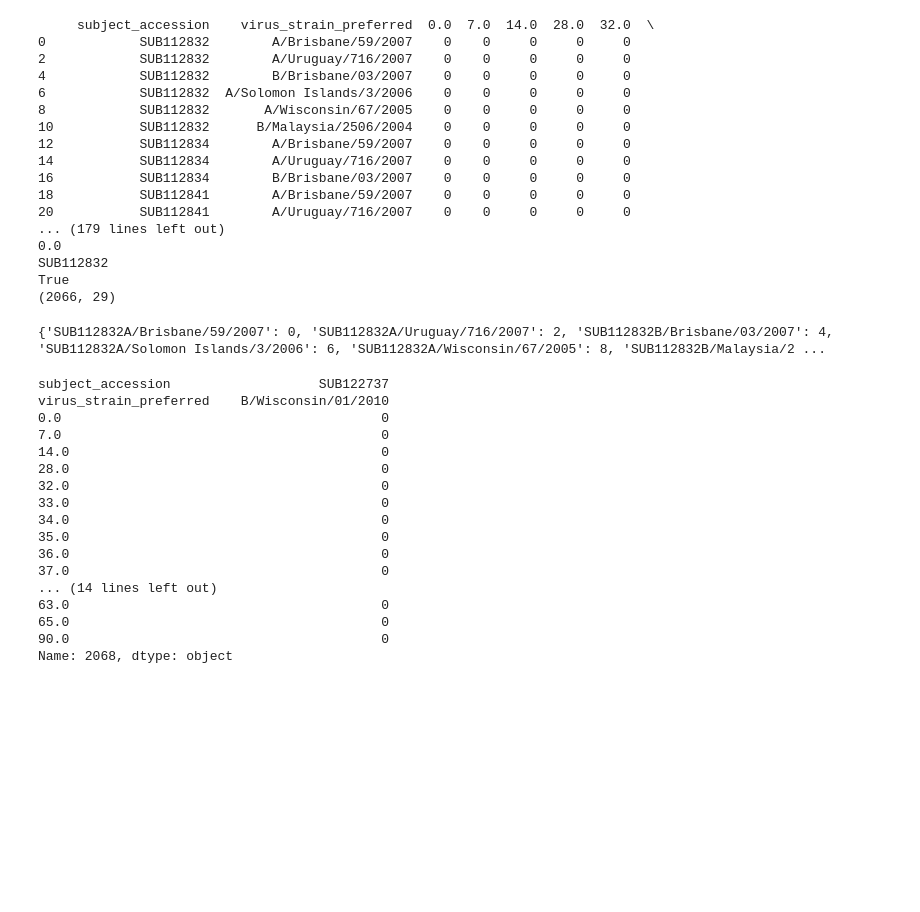
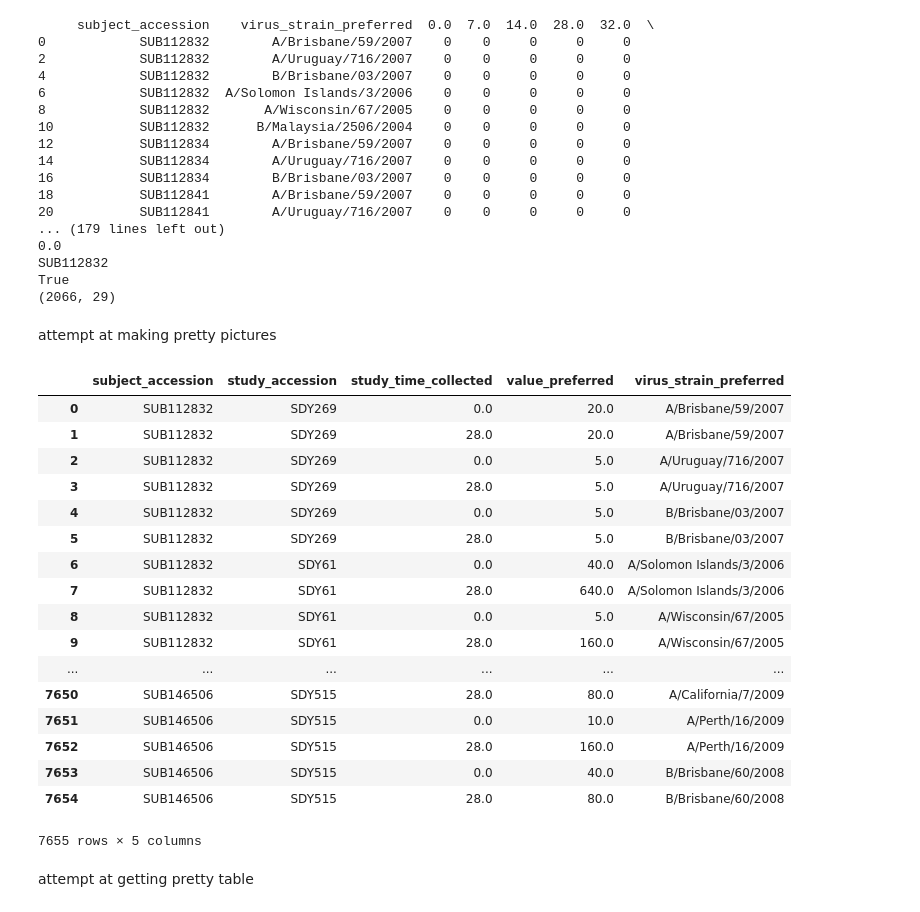
Before and after one commit to andrew-lele/vaccine-efficiency, a Jupyter notebook: hai_responses.ipynb, the cells around one changed output. Drawn from its saved outputs; the diff is of its cells as text; code cells hidden in the pictures; blank space fills up the shorter version.

```diff
--- a/hai_responses.ipynb
+++ b/hai_responses.ipynb
@@ -162,29 +162,30 @@ for i in temp_indexs:
     i = int(i)
     key = str(temp['subject_accession'][i]) + str(temp['virus_strain_preferred'][i] )
     study_dict[key] = i
-
-print((study_dict) )
-# %% [output]
-{'SUB112832A/Brisbane/59/2007': 0, 'SUB112832A/Uruguay/716/2007': 2, 'SUB112832B/Brisbane/03/2007': 4, 'SUB112832A/Solomon Islands/3/2006': 6, 'SUB112832A/Wisconsin/67/2005': 8, 'SUB112832B/Malaysia/2 ...
-# %%
-pd.options.display.max_rows = 10000
-# %% [output]
-subject_accession                   SUB122737
-virus_strain_preferred    B/Wisconsin/01/2010
-0.0                                         0
-7.0                                         0
-14.0                                        0
-28.0                                        0
-32.0                                        0
-33.0                                        0
-34.0                                        0
-35.0                                        0
-36.0                                        0
-37.0                                        0
-... (14 lines left out)
-63.0                                        0
-65.0                                        0
-90.0                                        0
-Name: 2068, dtype: object
+# %% [markdown]
+attempt at making pretty pictures
+# %%
+hai_result
+# %% [output]
+|  | subject_accession | study_accession | study_time_collected | value_preferred | virus_strain_preferred |
+| 0 | SUB112832 | SDY269 | 0.0 | 20.0 | A/Brisbane/59/2007 |
+| 1 | SUB112832 | SDY269 | 28.0 | 20.0 | A/Brisbane/59/2007 |
+| 2 | SUB112832 | SDY269 | 0.0 | 5.0 | A/Uruguay/716/2007 |
+| 3 | SUB112832 | SDY269 | 28.0 | 5.0 | A/Uruguay/716/2007 |
+| 4 | SUB112832 | SDY269 | 0.0 | 5.0 | B/Brisbane/03/2007 |
+| 5 | SUB112832 | SDY269 | 28.0 | 5.0 | B/Brisbane/03/2007 |
+| 6 | SUB112832 | SDY61 | 0.0 | 40.0 | A/Solomon Islands/3/2006 |
+| 7 | SUB112832 | SDY61 | 28.0 | 640.0 | A/Solomon Islands/3/2006 |
+| 8 | SUB112832 | SDY61 | 0.0 | 5.0 | A/Wisconsin/67/2005 |
+| 9 | SUB112832 | SDY61 | 28.0 | 160.0 | A/Wisconsin/67/2005 |
+| ... | ... | ... | ... | ... | ... |
+| 7650 | SUB146506 | SDY515 | 28.0 | 80.0 | A/California/7/2009 |
+| 7651 | SUB146506 | SDY515 | 0.0 | 10.0 | A/Perth/16/2009 |
+| 7652 | SUB146506 | SDY515 | 28.0 | 160.0 | A/Perth/16/2009 |
+| 7653 | SUB146506 | SDY515 | 0.0 | 40.0 | B/Brisbane/60/2008 |
+| 7654 | SUB146506 | SDY515 | 28.0 | 80.0 | B/Brisbane/60/2008 |
+7655 rows × 5 columns
+# %% [markdown]
+attempt at getting pretty table
 # %%
 %%time
```
Also changed, not shown: parts of 3 cells of this notebook, 3 other files.
